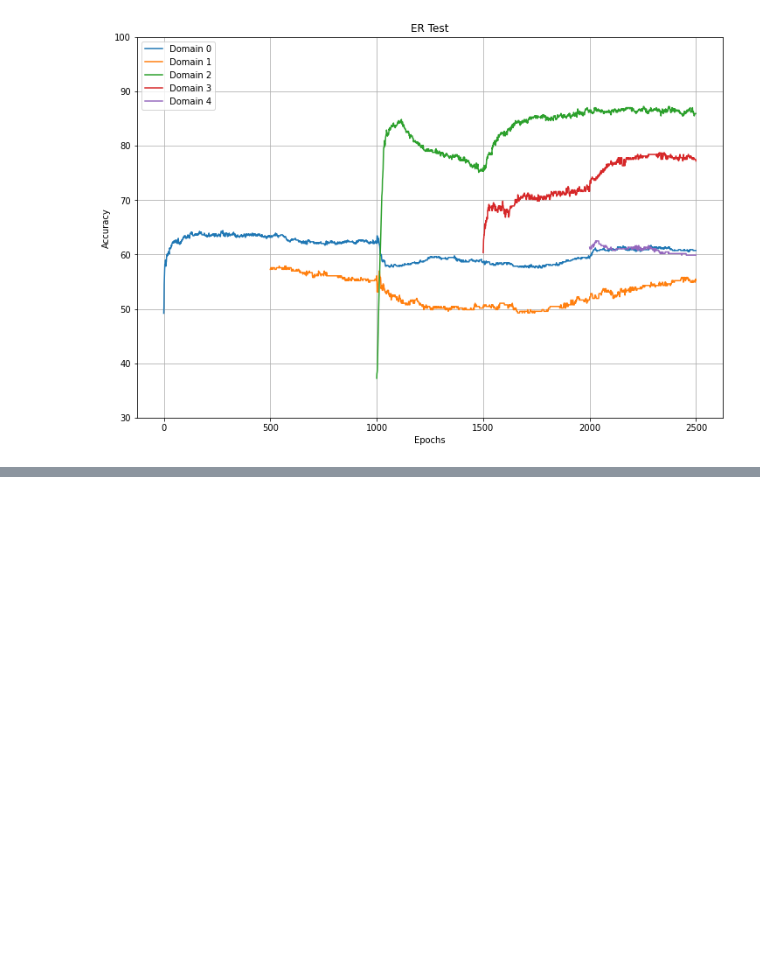
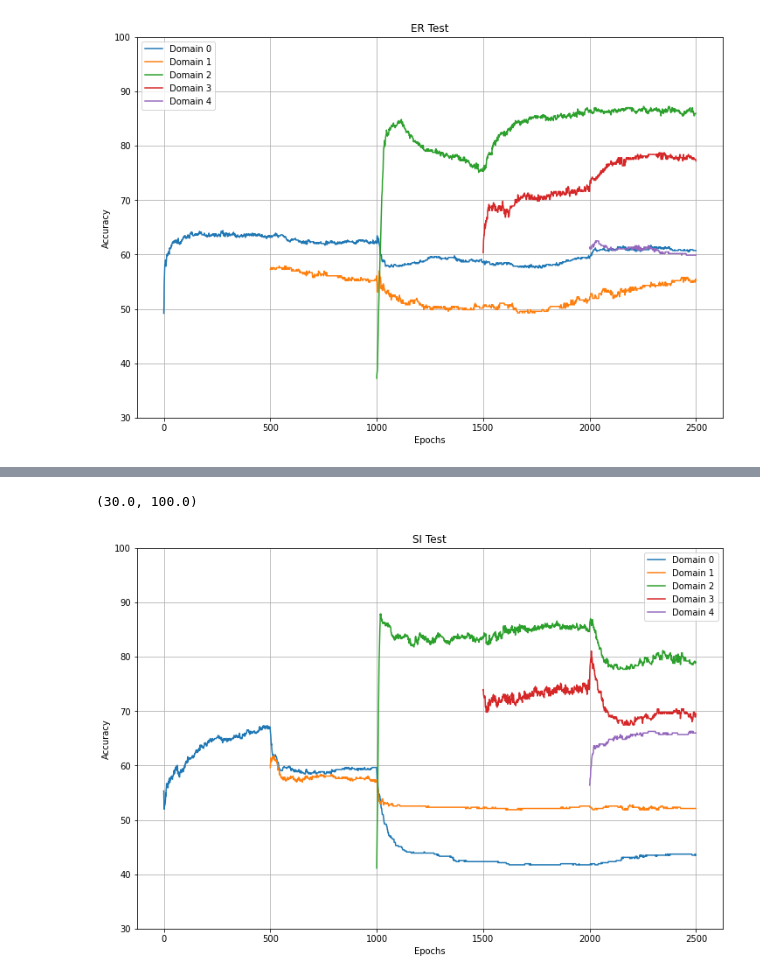
Before and after one commit to albertozurli/cl_timeseries, a Jupyter notebook: notebook/accuracy_graphs.ipynb, the cells around one changed output, grey strips where cells are left out. Drawn from its saved outputs; the diff is of its cells as text; code cells hidden in the pictures; blank space fills up the shorter version.

```diff
--- a/notebook/accuracy_graphs.ipynb
+++ b/notebook/accuracy_graphs.ipynb
@@ -131,3 +40,15 @@ ax.set_ylim(30,100)
+# %%
+si = pd.read_csv("oil_si.csv")
+si = si.drop(['Unnamed: 0'],axis=1)
+ax = si.plot(figsize=(12,8),title='SI Test')
+ax.set_xlabel("Epochs")
+ax.set_ylabel("Accuracy")
+ax.xaxis.grid(True)
+ax.yaxis.grid(True)
+ax.set_ylim(30,100)
+# %% [output]
+(30.0, 100.0)
+[figure, added]
 # %%
 df = pd.DataFrame()
 # %%
```
Also changed, not shown: parts of 18 cells of this notebook, 4 other files.
